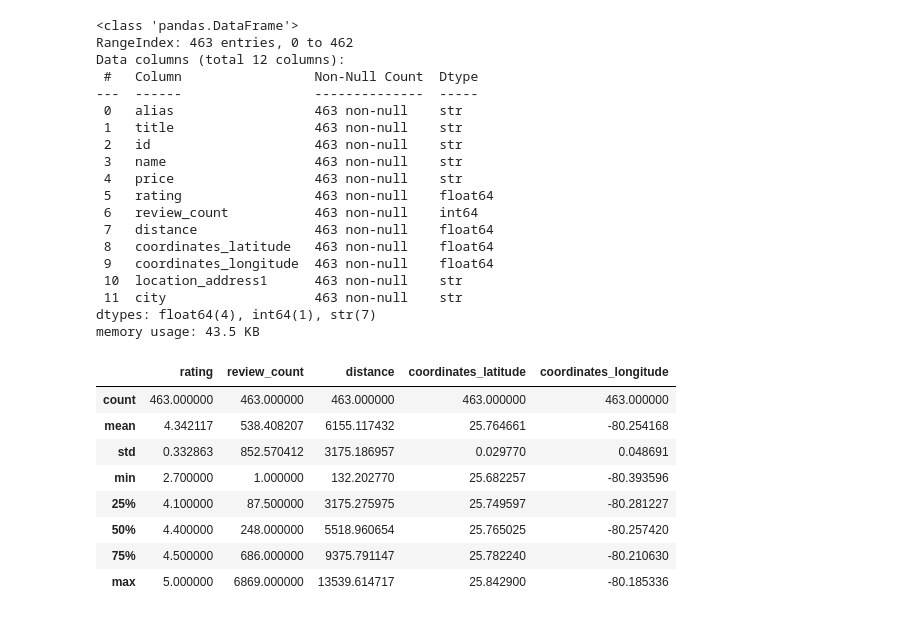
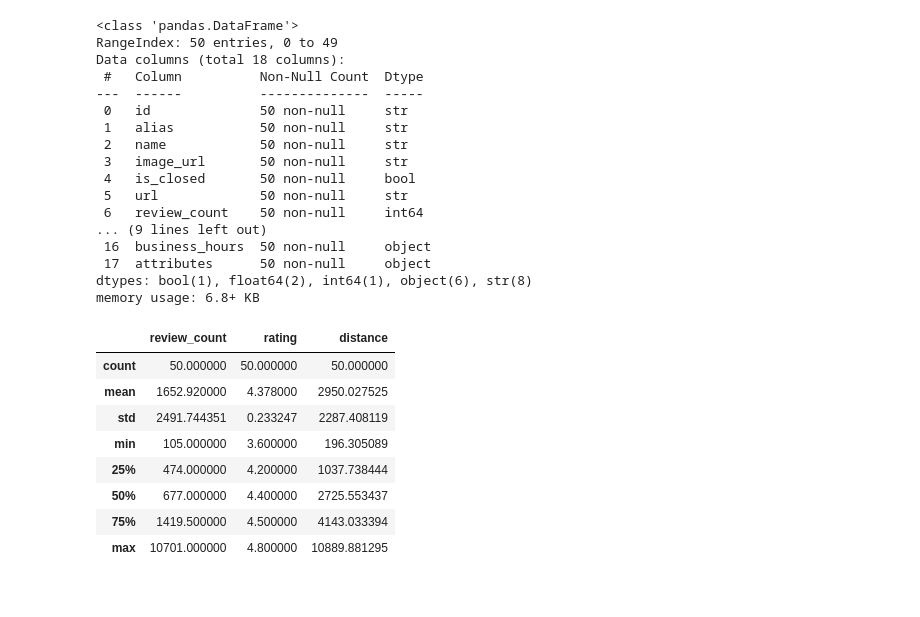
Before and after one commit to Dcuastumal/restaurant-customer-analysis, a Jupyter notebook: notebooks/02_yelp_eda.ipynb, the cells around one changed output. Cells and saved outputs as stored; diff of their text form; code cells hidden in the pictures.

Commit message:
feat(yelp): complete API connection and exploratory data analysis

```diff
--- a/notebooks/02_yelp_eda.ipynb
+++ b/notebooks/02_yelp_eda.ipynb
@@ -40,0 +15,14 @@ yelp_df.shape
+# %%
+url = "https://api.yelp.com/v3/businesses/search"
+
+params = {
+    "location": "Chicago",
+    "categories": "restaurants",
+    "limit": 50
+}
+
+response = requests.get(
+    url,
+    headers=headers,
+    params=params
+)
@@ -40,0 +33,4 @@ yelp_df.shape
+# %%
+data = response.json()
+
+data.keys()
@@ -40,0 +39,4 @@ yelp_df.shape
+# %%
+businesses = data["businesses"]
+# %%
+restaurants_df = pd.DataFrame(businesses)
@@ -41,34 +60,32 @@ yelp_df.shape
 # %%
-yelp_df.info()
+restaurants_df.info()
 # %% [output]
 <class 'pandas.DataFrame'>
-RangeIndex: 463 entries, 0 to 462
-Data columns (total 12 columns):
- #   Column                 Non-Null Count  Dtype
----  ------                 --------------  -----
- 0   alias                  463 non-null    str
- 1   title                  463 non-null    str
- 2   id                     463 non-null    str
- 3   name                   463 non-null    str
- 4   price                  463 non-null    str
- 5   rating                 463 non-null    float64
- 6   review_count           463 non-null    int64
- 7   distance               463 non-null    float64
- 8   coordinates_latitude   463 non-null    float64
- 9   coordinates_longitude  463 non-null    float64
- 10  location_address1      463 non-null    str
- 11  city                   463 non-null    str
-dtypes: float64(4), int64(1), str(7)
-memory usage: 43.5 KB
+RangeIndex: 50 entries, 0 to 49
+Data columns (total 18 columns):
+ #   Column          Non-Null Count  Dtype
+---  ------          --------------  -----
+ 0   id              50 non-null     str
+ 1   alias           50 non-null     str
+ 2   name            50 non-null     str
+ 3   image_url       50 non-null     str
+ 4   is_closed       50 non-null     bool
+ 5   url             50 non-null     str
+ 6   review_count    50 non-null     int64
+... (9 lines left out)
+ 16  business_hours  50 non-null     object
+ 17  attributes      50 non-null     object
+dtypes: bool(1), float64(2), int64(1), object(6), str(8)
+memory usage: 6.8+ KB
 # %%
-yelp_df.describe()
+restaurants_df.describe()
 # %% [output]
-|  | rating | review_count | distance | coordinates_latitude | coordinates_longitude |
-| count | 463.000000 | 463.000000 | 463.000000 | 463.000000 | 463.000000 |
-| mean | 4.342117 | 538.408207 | 6155.117432 | 25.764661 | -80.254168 |
-| std | 0.332863 | 852.570412 | 3175.186957 | 0.029770 | 0.048691 |
-| min | 2.700000 | 1.000000 | 132.202770 | 25.682257 | -80.393596 |
-| 25% | 4.100000 | 87.500000 | 3175.275975 | 25.749597 | -80.281227 |
-| 50% | 4.400000 | 248.000000 | 5518.960654 | 25.765025 | -80.257420 |
-| 75% | 4.500000 | 686.000000 | 9375.791147 | 25.782240 | -80.210630 |
-| max | 5.000000 | 6869.000000 | 13539.614717 | 25.842900 | -80.185336 |
+|  | review_count | rating | distance |
+| count | 50.000000 | 50.000000 | 50.000000 |
+| mean | 1652.920000 | 4.378000 | 2950.027525 |
+| std | 2491.744351 | 0.233247 | 2287.408119 |
+| min | 105.000000 | 3.600000 | 196.305089 |
+| 25% | 474.000000 | 4.200000 | 1037.738444 |
+| 50% | 677.000000 | 4.400000 | 2725.553437 |
+| 75% | 1419.500000 | 4.500000 | 4143.033394 |
+| max | 10701.000000 | 4.800000 | 10889.881295 |
```
Also changed, not shown: parts of 27 cells of this notebook, 4 other files.
